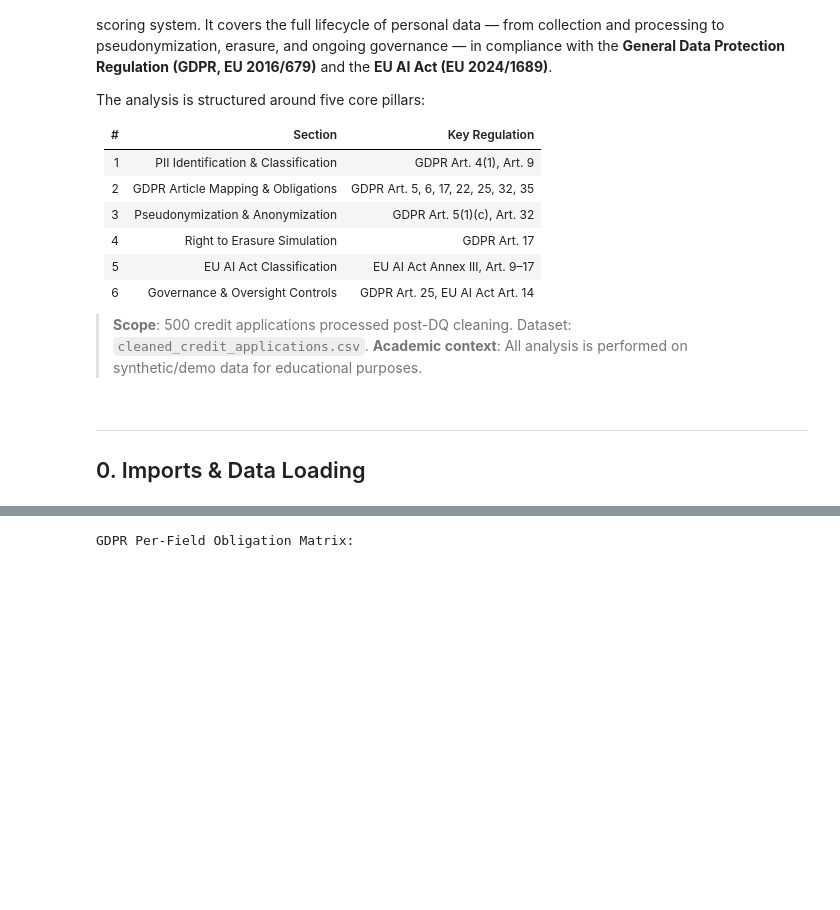
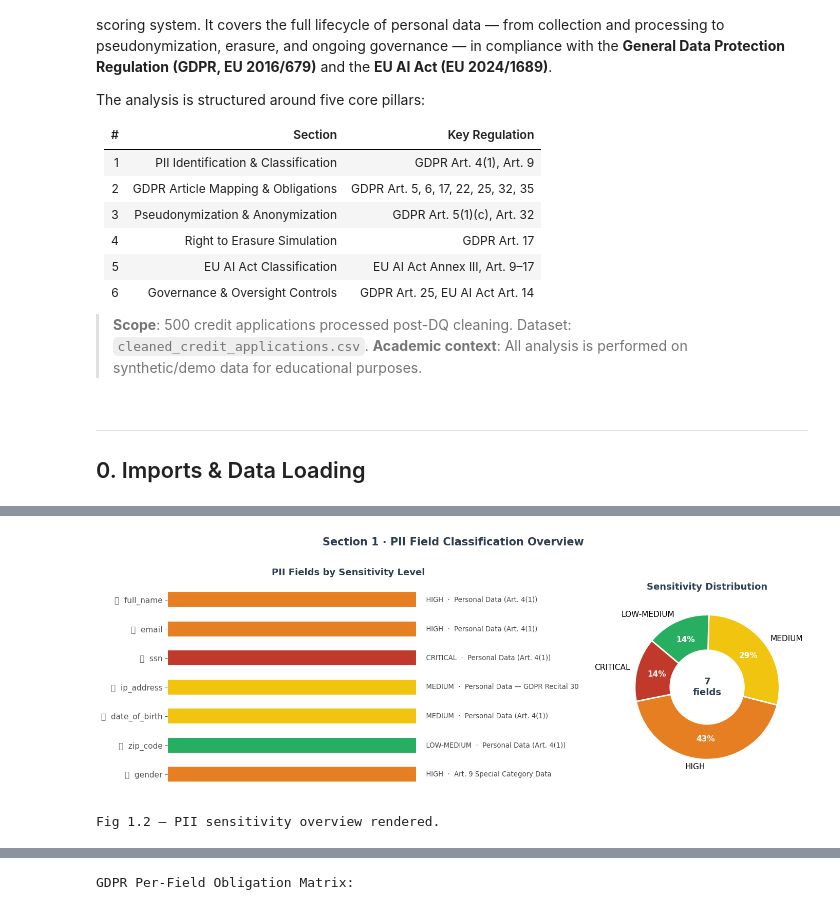
Before and after one commit to henrikpkr/dego-project-team4, a Jupyter notebook: notebooks/03-privacy-demo.ipynb, the cells around one changed output, grey strips where cells are left out. Cells and saved outputs as stored; diff of their text form; code cells hidden in the pictures; blank space fills up the shorter version.

Commit message:
Created GDPR

```diff
--- a/notebooks/03-privacy-demo.ipynb
+++ b/notebooks/03-privacy-demo.ipynb
@@ -144,6 +189,82 @@ PII Fields identified in NovaCred dataset:
 | 4 | applicant_info_date_of_birth | Quasi-Identifier | Personal Data (Art. 4(1)) | MEDIUM | Highly re-identifying when combin... |
 | 5 | applicant_info_zip_code | Location-Based Quasi-Identifier | Personal Data (Art. 4(1)) | LOW-MEDIUM | Reveals geographic location; re-i... |
 | 6 | applicant_info_gender | Special Category / Protected Attr... | Art. 9 Special Category Data | HIGH | Protected attribute; must not inf... |
+# %%
+
+# ── 1.2  PII Sensitivity Classification — Visual ──────────────────────────────
+sensitivity_order = ["CRITICAL", "HIGH", "MEDIUM", "LOW-MEDIUM"]
+colour_map = {
+    "CRITICAL":   PALETTE["CRITICAL"],
+    "HIGH":       PALETTE["HIGH"],
+    "MEDIUM":     PALETTE["MEDIUM"],
+    "LOW-MEDIUM": PALETTE["LOW"],
+}
+category_icons = {
+    "Direct Identifier":                       "🔴",
+    "Highly Sensitive Direct Identifier":      "⛔",
+    "Online Identifier":                       "🟠",
+    "Quasi-Identifier":                        "🟡",
+    "Location-Based Quasi-Identifier":         "🟡",
+    "Special Category / Protected Attribute":  "🔴",
+}
+
+fields      = pii_classification["Column Name"].str.replace("applicant_info_", "", regex=False)
+sensitivity = pii_classification["Sensitivity"].tolist()
+categories  = pii_classification["PII Category"].tolist()
+colours     = [colour_map[s] for s in sensitivity]
+
+fig, axes = plt.subplots(1, 2, figsize=(14, 5), gridspec_kw={"width_ratios": [2, 1]})
+fig.suptitle("Section 1 · PII Field Classification Overview", fontsize=15,
+             fontweight="bold", color=PALETTE["DARK"], y=1.02)
+
+# ── Left: horizontal bar chart ────────────────────────────────────────────────
+ax1 = axes[0]
+y_pos = range(len(fields))
+bars = ax1.barh(list(y_pos), [1] * len(fields), color=colours, height=0.55,
+                edgecolor="white", linewidth=1.5)
+ax1.set_yticks(list(y_pos))
+ax1.set_yticklabels(
+    [f"{category_icons.get(cat, '•')}  {f}" for f, cat in zip(fields, categories)],
+    fontsize=11
+)
+ax1.set_xlim(0, 1.45)
+ax1.set_xticks([])
+ax1.invert_yaxis()
+ax1.set_title("PII Fields by Sensitivity Level", pad=10)
+ax1.spines[["top", "right", "bottom", "left"]].set_visible(False)
+
+for bar, s, gdpr in zip(bars, sensitivity, pii_classification["GDPR Category"]):
+    ax1.text(bar.get_width() + 0.02, bar.get_y() + bar.get_height() / 2,
+             f"  {s}  ·  {gdpr}", va="center", fontsize=9.5, color="#444444")
+
+# ── Right: sensitivity donut ───────────────────────────────────────────────────
+ax2 = axes[1]
+sens_counts = {s: sensitivity.count(s) for s in sensitivity_order if sensitivity.count(s) > 0}
+wedge_colours = [colour_map[s] for s in sens_counts]
+wedges, texts, autotexts = ax2.pie(
+    sens_counts.values(),
+    labels=sens_counts.keys(),
+    colors=wedge_colours,
+    autopct="%1.0f%%",
+    startangle=140,
+    pctdistance=0.72,
+    wedgeprops={"edgecolor": "white", "linewidth": 2},
+    textprops={"fontsize": 11},
+)
+for at in autotexts:
+    at.set_color("white"); at.set_fontweight("bold")
+# Draw donut hole
+centre_circle = plt.Circle((0, 0), 0.52, fc="white")
+ax2.add_artist(centre_circle)
+ax2.text(0, 0, f"{len(fields)}\nfields", ha="center", va="center",
+         fontsize=13, fontweight="bold", color=PALETTE["DARK"])
+ax2.set_title("Sensitivity Distribution", pad=10)
+
+plt.tight_layout()
+plt.show()
+# %% [output]
+[figure, added]
+Fig 1.2 — PII sensitivity overview rendered.
 # %% [markdown]
 ---
 ## 2. GDPR Article Mapping & Obligations
```
Also changed, not shown: parts of 33 cells of this notebook.
